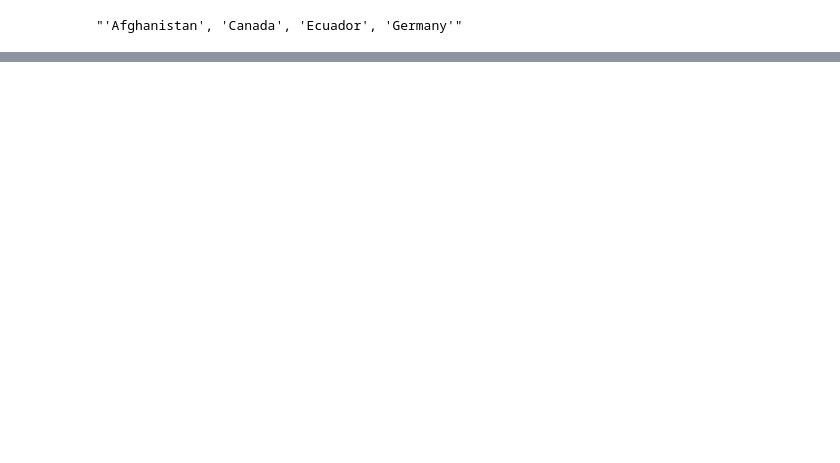
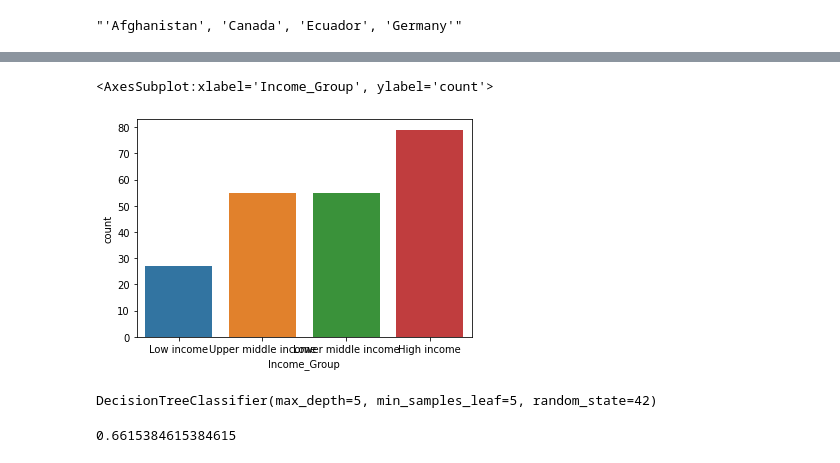
Before and after one commit to akshay-ap/INFOVIS-lab, a Jupyter notebook: assignment-06-project/backend/Data exploration.ipynb, the cells around one changed output, grey strips where cells are left out. Cells and saved outputs as stored; diff of their text form; code cells hidden in the pictures; blank space fills up the shorter version.

```diff
--- a/assignment-06-project/backend/Data exploration.ipynb
+++ b/assignment-06-project/backend/Data exploration.ipynb
@@ -188,12 +182,13 @@ plt.show()
 # %%
-conn = sqlite3.connect('data/data.db')
-df_2 = pd.read_sql('''
-select WDISeries.Topic,  WDICountry.Income_Group, WDIData.*
+df_data_cluster = pd.read_sql('''
+select WDISeries.Topic, WDICountry.Income_Group, WDIData.*
 from WDIData
 JOIN WDISeries ON WDIData.Indicator_Name = WDISeries.Indicator_Name
-JOIN WDICountry ON WDIData.Country_Code = WDICountry.Country_Code
-where WDIData.Country_Name in ('Afghanistan', 'Canada', 'Ecuador', 'Germany')
--- and WDIData.Indicator_Name in ('Access to electricity (% of population)', 'GDP growth (annual %)', 'Net foreign assets (current LCU)', 'Secure Internet servers')
-and WDISeries.Topic like 'Environment: Agricultural production'
+JOIN WDICountry ON WDICountry.Country_Code = WDIData.Country_Code
+where
+WDISeries.TOPIC in ('Environment: Agricultural production', 'Environment: Energy production & use')
+--WDIData.Country_Name in ('Afghanistan', 'Canada', 'Ecuador', 'Germany')
 and WDICountry.Income_Group is not NULL;
 ''', con = conn)
+print(df_data_cluster.shape)
+df_data_cluster.head(5)
@@ -215,0 +204,13 @@ df_2
+# %%
+non_year_cols = ["Country_Name", "Country_Code", "Income_Group", "Indicator_Name", "Topic", "Indicator_Code"]
+dd = df_data_cluster.melt(id_vars= non_year_cols,
+        var_name="Year",
+        value_name="Value")
+
+dd = dd[dd['Value'].notna()]
+display(dd)
+result = dd.groupby(non_year_cols)["Value"].mean().round(2).reset_index()[["Indicator_Name","Country_Name", "Income_Group", "Value"]]
+result = result.groupby(['Country_Name' ,'Income_Group','Indicator_Name'])['Value'].first().unstack().reset_index()
+print(result.shape)
+display(result.head())
+result.drop('Country_Name', axis=1, inplace=True)
@@ -215,0 +261,5 @@ df_2
+# %%
+sns.countplot(result['Income_Group'])
+# %% [output]
+<AxesSubplot:xlabel='Income_Group', ylabel='count'>
+[figure, added]
@@ -215,0 +273,6 @@ df_2
+# %%
+from sklearn.tree import DecisionTreeClassifier
+clf_model = DecisionTreeClassifier(criterion="gini", random_state=42, max_depth=5, min_samples_leaf=5)
+clf_model.fit(X_train,y_train)
+# %% [output]
+DecisionTreeClassifier(max_depth=5, min_samples_leaf=5, random_state=42)
@@ -215,0 +281,5 @@ df_2
+# %%
+from sklearn.metrics import accuracy_score,classification_report,confusion_matrix
+accuracy_score(y_test,y_predict)
+# %% [output]
+0.6615384615384615
```
Also changed, not shown: parts of 24 cells of this notebook, 1 other file.
